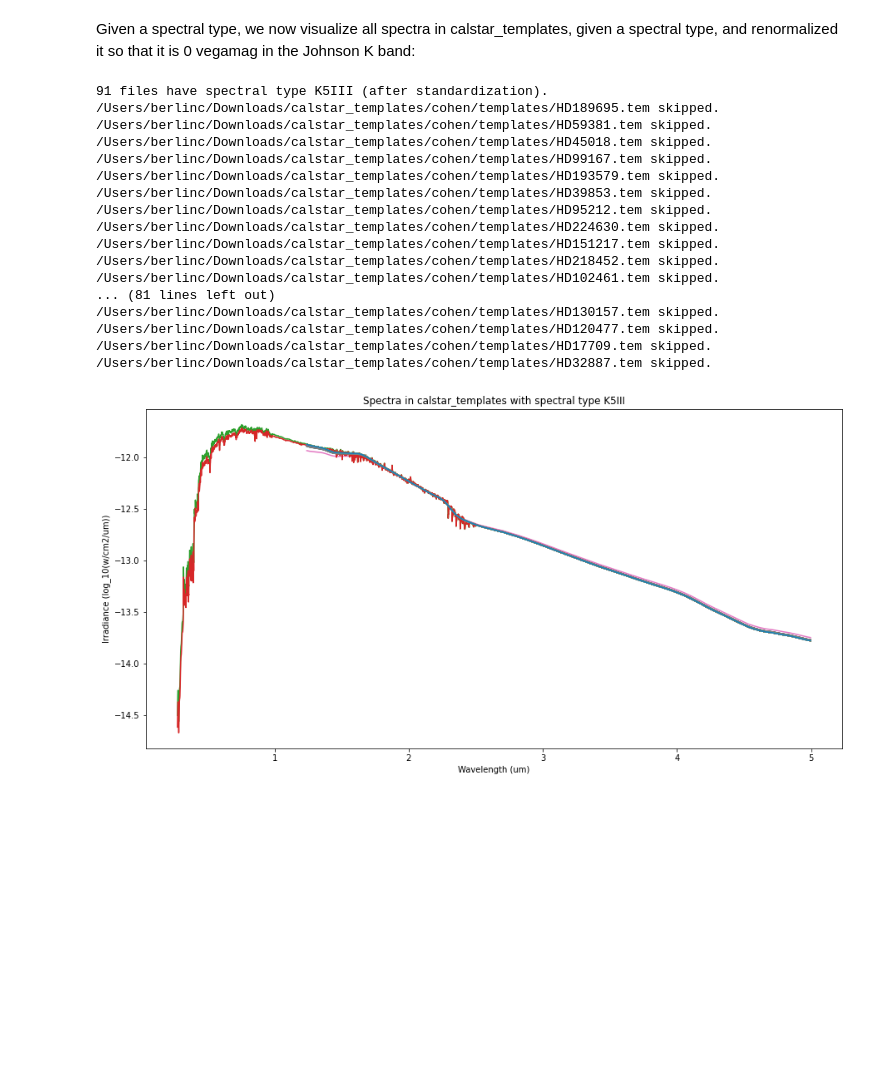
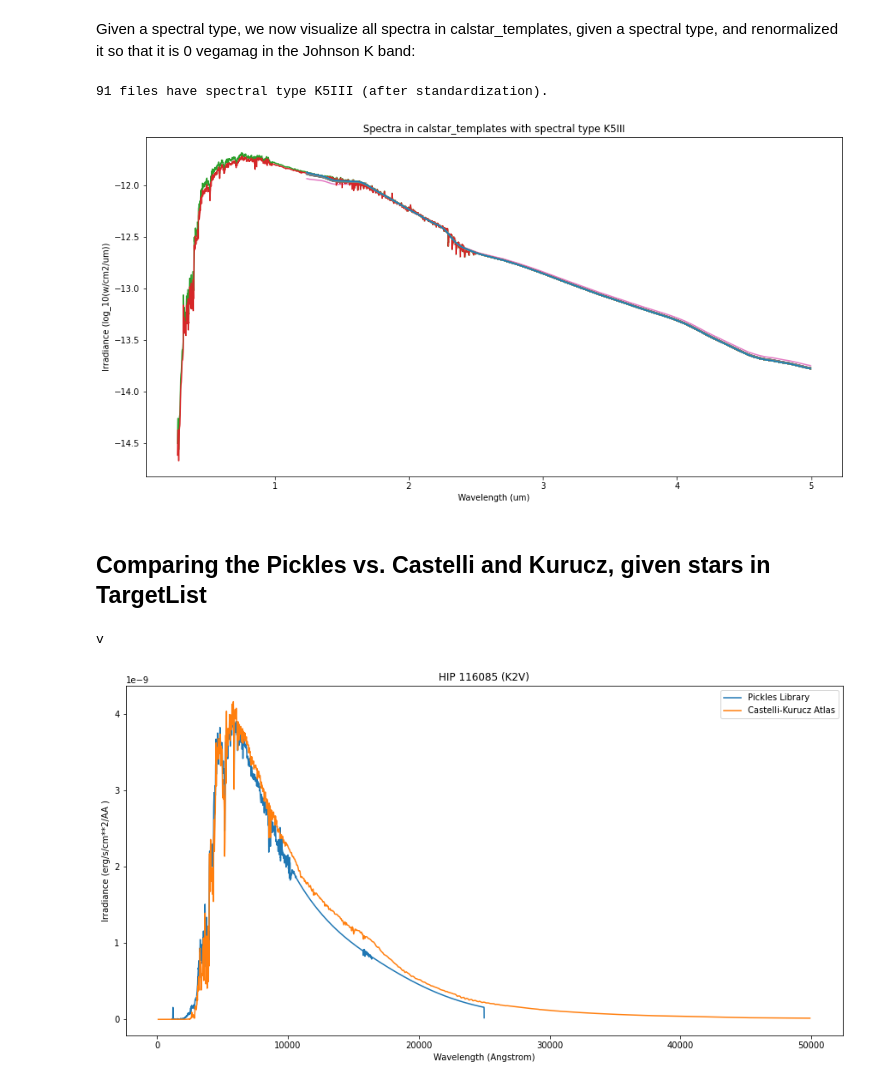
Before and after one commit to berlinchen7/EXOSIMS, a Jupyter notebook: probing/spec_lib_summary/spec_lib_summary_plots.ipynb, the cells around one changed output. Drawn from its saved outputs; the diff is of its cells as text; code cells hidden in the pictures; blank space fills up the shorter version.

Commit message:
Updated atlas visualizations and added analysis of CK atlas

```diff
--- a/probing/spec_lib_summary/spec_lib_summary_plots.ipynb
+++ b/probing/spec_lib_summary/spec_lib_summary_plots.ipynb
@@ -404,9 +404,6 @@ print(str(len(reduced_files)) + ' files have spectral type ' + SPEC_TYPE + ' (af
 plt.figure(figsize=(15, 7.5))
 
 for file in files:
-    if 'cohen/templates/' in file:
-        print(file +' skipped.')
-        continue
     if '.tem' in file or '.dlv' in file: # cw_spectra or cohen
         wavelength, irrad = get_spectra_from_tem_dlv(file)
 
@@ -441,11 +438,11 @@ for file in files:
         continue
     if wavelength[0].value > 2:
             print(file + ' starts from >2 um')
-    try:
-        wavelength, irrad = renormalize_spectra(wavelength, irrad, renorm_band)
-    except:
-        print(file + ' failed to renormalize')
-        continue
+#     try:
+    wavelength, irrad = renormalize_spectra(wavelength, irrad, renorm_band)
+#     except:
+#         print(file + ' failed to renormalize')
+#         continue
     wavelength = wavelength.to(u.um)
     irrad = irrad.to(u.W /(u.cm)**2 /u.um)
 
@@ -466,20 +463,36 @@ log = '_log10' if LOG else ''
 plt.savefig('calstar_st_' + SPEC_TYPE + log + '.png')
 # %% [output]
 91 files have spectral type K5III (after standardization).
-/Users/berlinc/Downloads/calstar_templates/cohen/templates/HD189695.tem skipped.
-/Users/berlinc/Downloads/calstar_templates/cohen/templates/HD59381.tem skipped.
-/Users/berlinc/Downloads/calstar_templates/cohen/templates/HD45018.tem skipped.
-/Users/berlinc/Downloads/calstar_templates/cohen/templates/HD99167.tem skipped.
-/Users/berlinc/Downloads/calstar_templates/cohen/templates/HD193579.tem skipped.
-/Users/berlinc/Downloads/calstar_templates/cohen/templates/HD39853.tem skipped.
-/Users/berlinc/Downloads/calstar_templates/cohen/templates/HD95212.tem skipped.
-/Users/berlinc/Downloads/calstar_templates/cohen/templates/HD224630.tem skipped.
-/Users/berlinc/Downloads/calstar_templates/cohen/templates/HD151217.tem skipped.
-/Users/berlinc/Downloads/calstar_templates/cohen/templates/HD218452.tem skipped.
-/Users/berlinc/Downloads/calstar_templates/cohen/templates/HD102461.tem skipped.
-... (81 lines left out)
-/Users/berlinc/Downloads/calstar_templates/cohen/templates/HD130157.tem skipped.
-/Users/berlinc/Downloads/calstar_templates/cohen/templates/HD120477.tem skipped.
-/Users/berlinc/Downloads/calstar_templates/cohen/templates/HD17709.tem skipped.
-/Users/berlinc/Downloads/calstar_templates/cohen/templates/HD32887.tem skipped.
 [figure]
+# %% [markdown]
+## Comparing the Pickles vs. Castelli and Kurucz, given stars in TargetList
+# %%
+from astropy import units as u
+from CK_atlas_validation.get_spectra import *
+
+MAX_L = 50000 * u.AA
+
+STAR = 'HIP 116085'
+Spec_type = 'K2V'
+teff = 5133 * u.K
+logg = 4.49
+m = 0.01
+
+p_wavelength, p_flux = get_pickles_spec(spec=Spec_type)
+ck_wavelength, ck_flux = get_ck_spec(spec=Spec_type)#, teff=teff, logg=logg, m=m)
+
+
+import matplotlib.pyplot as plt
+
+plt.figure(figsize=(15, 7.5))
+plt.plot(p_wavelength[p_wavelength < MAX_L], p_flux[p_wavelength < MAX_L], label='Pickles Library')
+plt.plot(ck_wavelength[ck_wavelength < MAX_L], ck_flux[ck_wavelength < MAX_L], label='Castelli-Kurucz Atlas')
+plt.xlabel('Wavelength (Angstrom)')
+plt.ylabel('Irradiance (erg/s/cm**2/AA )')
+plt.title(STAR + ' (' + Spec_type + ')')
+plt.legend()
+
+plt.show()
+# %% [output]
+v
+[figure, added]
```
Also changed, not shown: parts of 4 cells of this notebook, 6 other files.
